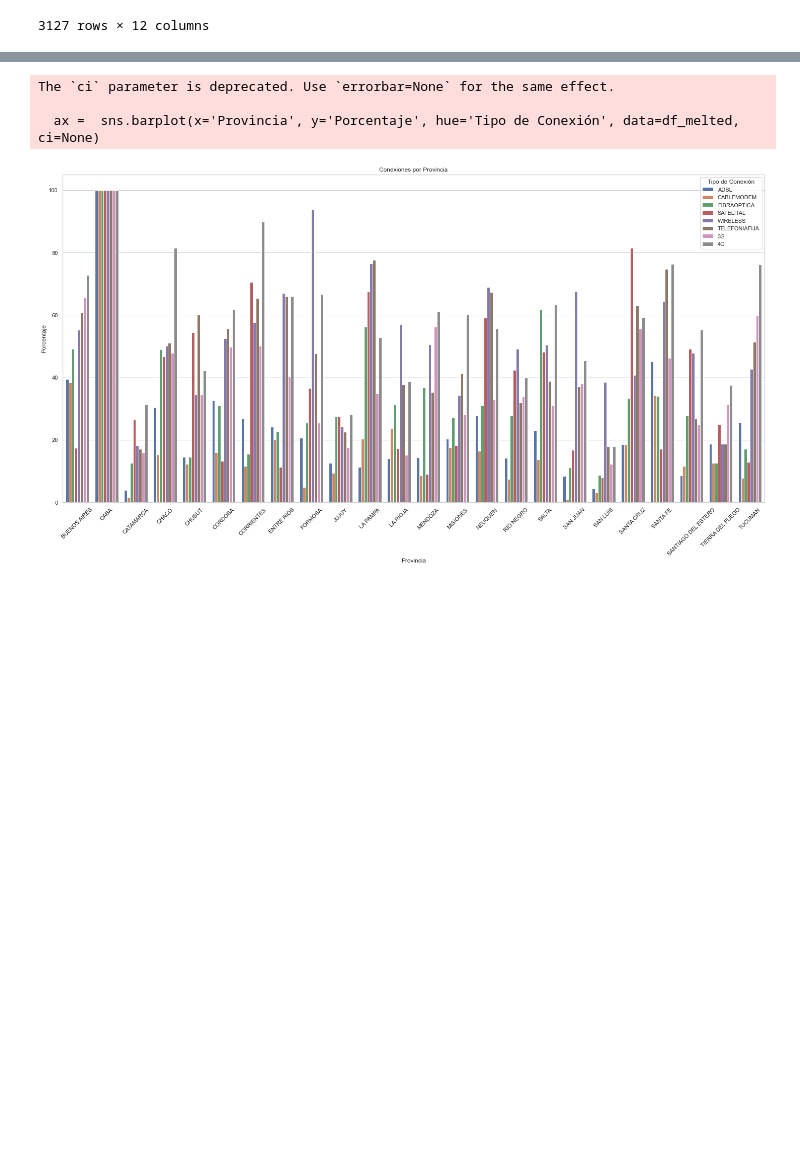
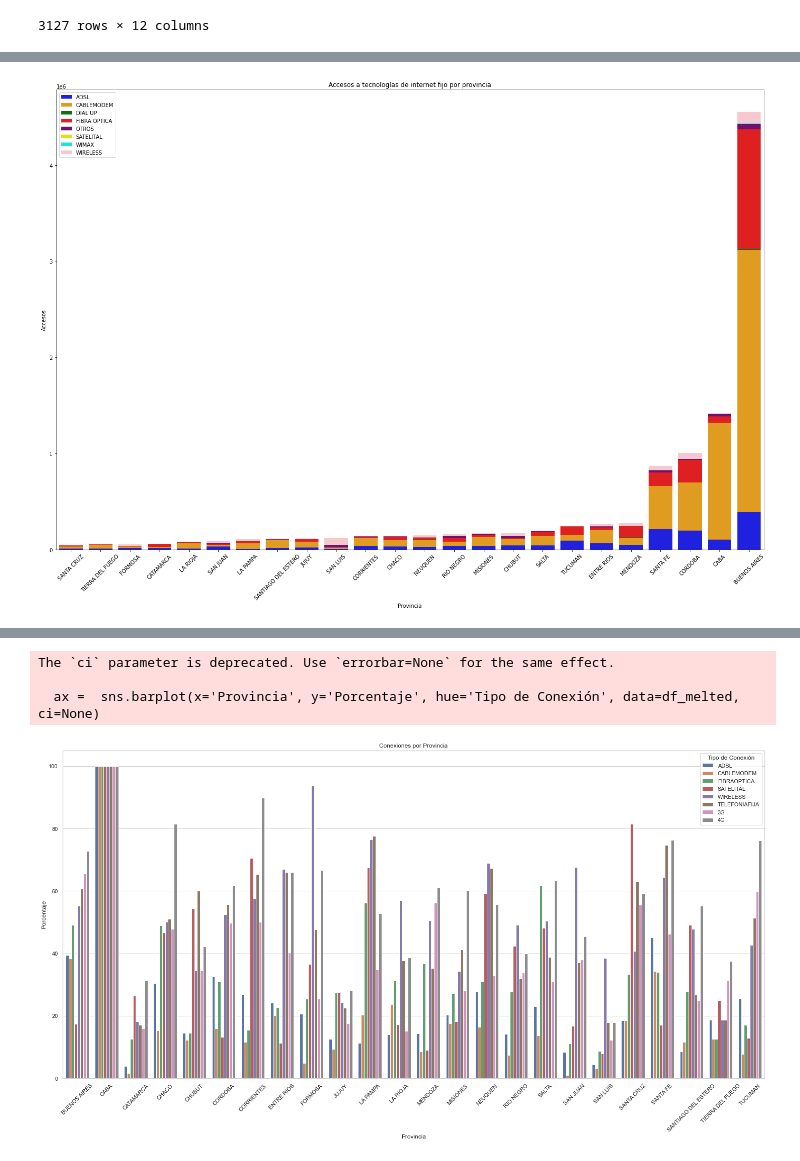
Before and after one commit to Galo0000/Analitics_Proyect, a Jupyter notebook: EDA.ipynb, the cells around one changed output, grey strips where cells are left out. Cells and saved outputs as stored; diff of their text form; code cells hidden in the pictures; blank space fills up the shorter version.

```diff
--- a/EDA.ipynb
+++ b/EDA.ipynb
@@ -189,3 +190,7 @@ dataframes[1]
 | 3125 | TUCUMAN | Yerba Buena | Villa Carmela | 2062 | 0 | 0 | 0 | 1 | 0 | ... |
 | 3126 | TUCUMAN | Yerba Buena | Yerba Buena - Marcos Paz | 136 | 5920 | 0 | 8382 | 33 | 0 | ... |
 3127 rows × 12 columns
+# %%
+df = dataframes[1].groupby('Provincia')[['ADSL','CABLEMODEM','DIAL UP','FIBRA OPTICA','OTROS','SATELITAL','WIMAX','WIRELESS','Total general']].sum().reset_index()
+df.sort_values('Total general',inplace=True)
+df.head()
@@ -191,0 +204,24 @@ dataframes[1]
+# %%
+# Configurar el tamaño del gráfico
+plt.figure(figsize=(24, 16))
+
+# Crear el gráfico de barras compuestas
+sns.barplot(x='Provincia', y='ADSL', data=df, color='blue', label='ADSL')
+sns.barplot(x='Provincia', y='CABLEMODEM', data=df, color='orange', label='CABLEMODEM', bottom=df['ADSL'])
+sns.barplot(x='Provincia', y='DIAL UP', data=df, color='green', label='DIAL UP', bottom=df['ADSL'] + df['CABLEMODEM'])
+sns.barplot(x='Provincia', y='FIBRA OPTICA', data=df, color='red', label='FIBRA OPTICA', bottom=df['ADSL'] + df['CABLEMODEM'] + df['DIAL UP'])
+sns.barplot(x='Provincia', y='OTROS', data=df, color='purple', label='OTROS', bottom=df['ADSL'] + df['CABLEMODEM'] + df['DIAL UP'] + df['FIBRA OPTICA'])
+sns.barplot(x='Provincia', y='SATELITAL', data=df, color='yellow', label='SATELITAL', bottom=df['ADSL'] + df['CABLEMODEM'] + df['DIAL UP'] + df['FIBRA OPTICA'] + df['OTROS'])
+sns.barplot(x='Provincia', y='WIMAX', data=df, color='cyan', label='WIMAX', bottom=df['ADSL'] + df['CABLEMODEM'] + df['DIAL UP'] + df['FIBRA OPTICA'] + df['OTROS'] + df['SATELITAL'])
+sns.barplot(x='Provincia', y='WIRELESS', data=df, color='pink', label='WIRELESS', bottom=df['ADSL'] + df['CABLEMODEM'] + df['DIAL UP'] + df['FIBRA OPTICA'] + df['OTROS'] + df['SATELITAL'] + df['WIMAX'])
+
+# Personalizar el gráfico
+plt.xlabel('Provincia')
+plt.ylabel('Accesos')
+plt.title('Accesos a tecnologías de internet fijo por provincia')
+plt.legend()
+plt.xticks(rotation=45)
+# Mostrar el gráfico
+plt.show()
+# %% [output]
+[figure, added]
```
Also changed, not shown: parts of 5 cells of this notebook.
